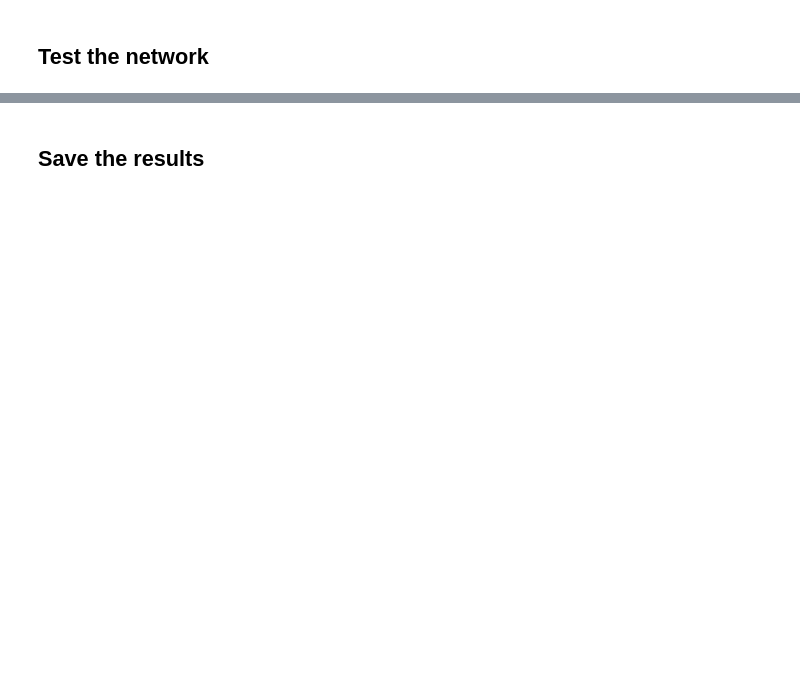
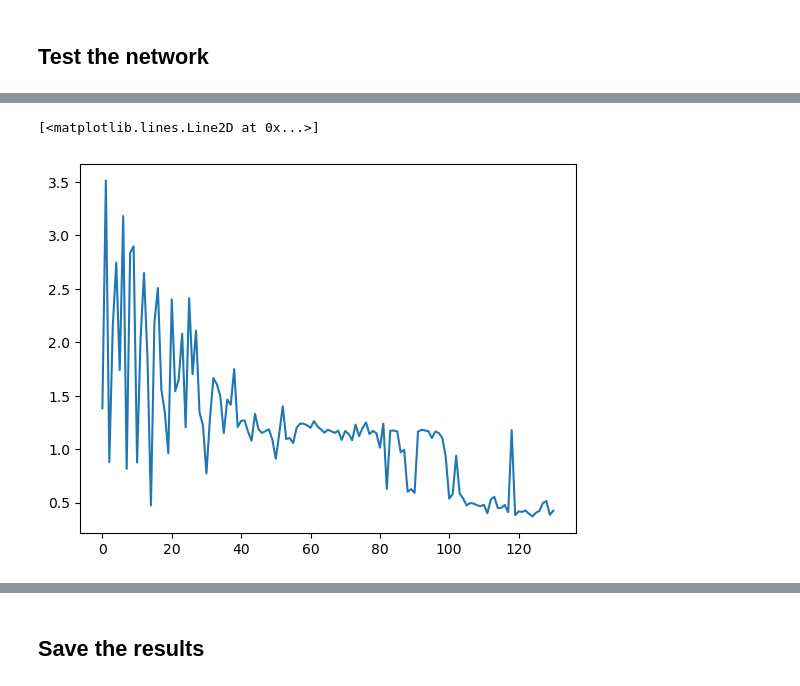
Before and after one commit to adriente/mlpynem, a Jupyter notebook: train_cnn.ipynb, the cells around one changed output, grey strips where cells are left out. Drawn from its saved outputs; the diff is of its cells as text; code cells hidden in the pictures; blank space fills up the shorter version.

```diff
--- a/train_cnn.ipynb
+++ b/train_cnn.ipynb
@@ -75,0 +143,19 @@ Epoch 5/5
+# %%
+import h5py
+from scipy.stats import poisson
+f = h5py.File('Quantum_billard_6mWpointe_15to2degreeInjection.h5')
+spim = f['RawData']['Scan000']['Detector000']['Data2D']['CH00']['Data00']
+data = np.flip(np.sum(np.array(spim) - np.min(np.array(spim)), axis = 1), axis = 1)[:,400:600]
+new_data = np.zeros((131,1024))
+new_data[:,400:600] = data
+for i, d in enumerate(data) :
+    new_data[i,:400] = poisson.rvs(d[0],size = 400)
+    new_data[i,600:] = poisson.rvs(d[0],size =  424)
+
+cen_data = p.correct_center_of_mass(new_data)
+
+pipe = p.DataPreprocessor(cen_data, np.zeros_like(data),normalization=normalization,convolution=True,rem_bckgd=remove_bckgd)
+# %%
+ndata = pipe.normalize_data(cen_data)
+# %%
+res = cnn.predict(ndata)
@@ -75,0 +164,5 @@ Epoch 5/5
+# %%
+plt.plot(res.squeeze())
+# %% [output]
+[<matplotlib.lines.Line2D at 0x...>]
+[figure, added]
```
Also changed, not shown: parts of 41 cells of this notebook, 8 other files.
